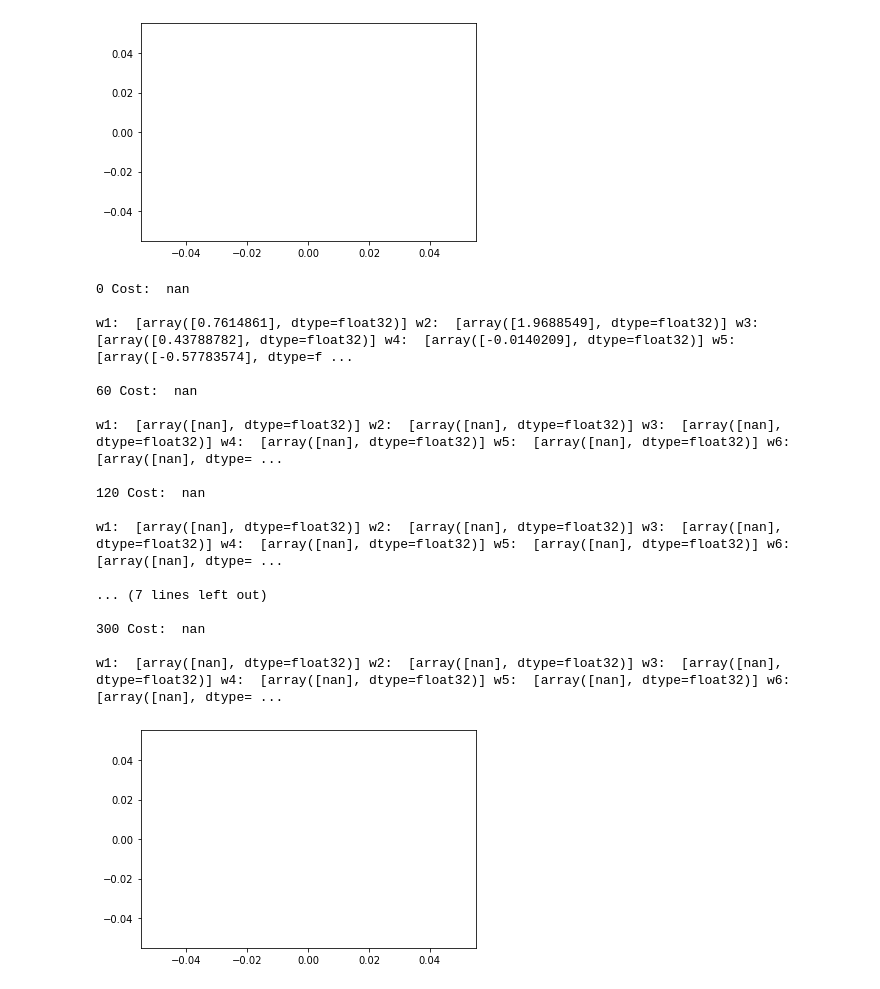
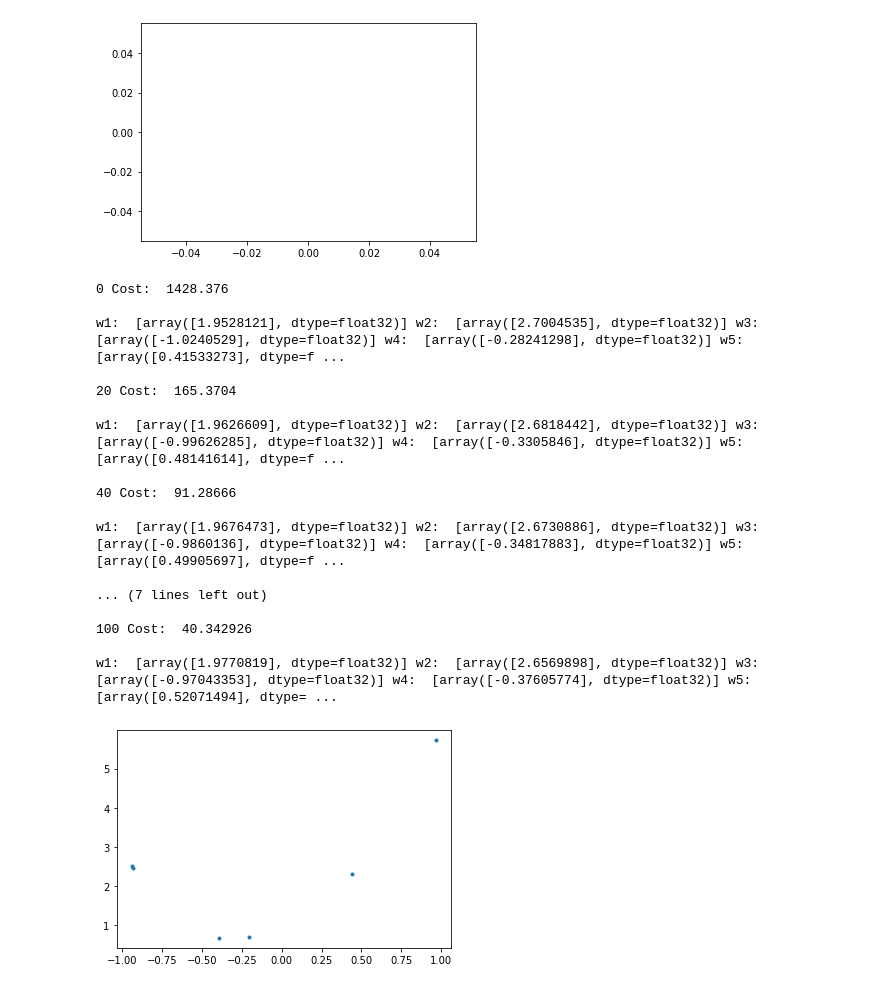
Before and after one commit to KyungRyeolBaek/study, a Jupyter notebook: AI study/ODE/ErrorCorr.ipynb, the cells around one changed output. Saved outputs shown, nothing was run; the diff lists cells and outputs as text; code cells hidden in the pictures.

```diff
--- a/AI study/ODE/ErrorCorr.ipynb
+++ b/AI study/ODE/ErrorCorr.ipynb
@@ -88,12 +92,7 @@ def graph_N(w_number, x_number, step_number):
   yprime = 0
   x = tf.Variable(tf.random_normal([x_number]), name = 'x')
 
-  for i in range(1, w_number + 1):
-    globals()['w{}'.format(i)] = tf.Variable(tf.random_normal([1]), name = 'weight{}'.format(i))
-    y += globals()['w{}'.format(i)]*(x**i)  # y = 1 + w1*(x) + w2*(x**2) + w3*(x**3) + w4*(x**4) + w5*(x**5) + w6*(x**6)
-    yprime += i*globals()['w{}'.format(i)]*(x**(i-1))  # yprime = w1 + 2*w2*x + 3*w3*(x**2) + 4*w4*(x**3) + 5*w5*(x**4) + 6*w6*(x**5)
-
-  x_space = np.linspace(-4, 4, x_number)
+  x_space = np.linspace(-1, 1, x_number)
   W = [npr.randn(1, w_number), npr.randn(w_number, 1)]
   lmb = 0.001
 
@@ -104,7 +103,12 @@ def graph_N(w_number, x_number, step_number):
     W[1] = W[1] - lmb * loss_grad[1]
 
   y += torch.Tensor([neural_network(W, xi)[0][0] for xi in x_space] )
-  yprime += torch.Tensor(neural_network(W, 1)[0][0] + d_neural_network_dx(W, 1)*x_space)
+  yprime += torch.Tensor(neural_network(W, 1)[0][0] + [d_neural_network_dx(W, xi) for xi in x_space])
+
+  for i in range(1, w_number + 1):
+    globals()['w{}'.format(i)] = tf.Variable(tf.random_normal([1]), name = 'weight{}'.format(i))
+    y += globals()['w{}'.format(i)]*(x**i)  # y = 1 + w1*(x) + w2*(x**2) + w3*(x**3) + w4*(x**4) + w5*(x**5) + w6*(x**6)
+    yprime += i*globals()['w{}'.format(i)]*(x**(i-1))  # yprime = w1 + 2*w2*x + 3*w3*(x**2) + 4*w4*(x**3) + 5*w5*(x**4) + 6*w6*(x**5)
 
   cost = tf.reduce_mean(tf.square(yprime - y))
   optimizer = tf.train.GradientDescentOptimizer(learning_rate = 1e-5)
@@ -190,25 +194,25 @@ w1:  [array([nan], dtype=float32)] w2:  [array([nan], dtype=float32)] w3:  [arra
 
 w1:  [array([nan], dtype=float32)] w2:  [array([nan], dtype=float32)] w3:  [array([nan], dtype=float32)] w4:  [array([nan], dtype=float32)] w5:  [array([nan], dtype=float32)] w6:  [array([nan], dtype= ...
 [figure]
-# %%
-graph_N(10, 10, 300)
-# %% [output]
-0 Cost:  nan
-
-w1:  [array([0.7614861], dtype=float32)] w2:  [array([1.9688549], dtype=float32)] w3:  [array([0.43788782], dtype=float32)] w4:  [array([-0.0140209], dtype=float32)] w5:  [array([-0.57783574], dtype=f ...
-
-60 Cost:  nan
-
-w1:  [array([nan], dtype=float32)] w2:  [array([nan], dtype=float32)] w3:  [array([nan], dtype=float32)] w4:  [array([nan], dtype=float32)] w5:  [array([nan], dtype=float32)] w6:  [array([nan], dtype= ...
-
-120 Cost:  nan
-
-w1:  [array([nan], dtype=float32)] w2:  [array([nan], dtype=float32)] w3:  [array([nan], dtype=float32)] w4:  [array([nan], dtype=float32)] w5:  [array([nan], dtype=float32)] w6:  [array([nan], dtype= ...
-
-... (7 lines left out)
-
-300 Cost:  nan
-
-w1:  [array([nan], dtype=float32)] w2:  [array([nan], dtype=float32)] w3:  [array([nan], dtype=float32)] w4:  [array([nan], dtype=float32)] w5:  [array([nan], dtype=float32)] w6:  [array([nan], dtype= ...
-[figure, removed]
+# %%
+graph_N(6, 6, 100)
+# %% [output]
+0 Cost:  1428.376
+
+w1:  [array([1.9528121], dtype=float32)] w2:  [array([2.7004535], dtype=float32)] w3:  [array([-1.0240529], dtype=float32)] w4:  [array([-0.28241298], dtype=float32)] w5:  [array([0.41533273], dtype=f ...
+
+20 Cost:  165.3704
+
+w1:  [array([1.9626609], dtype=float32)] w2:  [array([2.6818442], dtype=float32)] w3:  [array([-0.99626285], dtype=float32)] w4:  [array([-0.3305846], dtype=float32)] w5:  [array([0.48141614], dtype=f ...
+
+40 Cost:  91.28666
+
+w1:  [array([1.9676473], dtype=float32)] w2:  [array([2.6730886], dtype=float32)] w3:  [array([-0.9860136], dtype=float32)] w4:  [array([-0.34817883], dtype=float32)] w5:  [array([0.49905697], dtype=f ...
+
+... (7 lines left out)
+
+100 Cost:  40.342926
+
+w1:  [array([1.9770819], dtype=float32)] w2:  [array([2.6569898], dtype=float32)] w3:  [array([-0.97043353], dtype=float32)] w4:  [array([-0.37605774], dtype=float32)] w5:  [array([0.52071494], dtype= ...
+[figure, added]
 # %%
```
Also changed, not shown: parts of 2 cells of this notebook.
